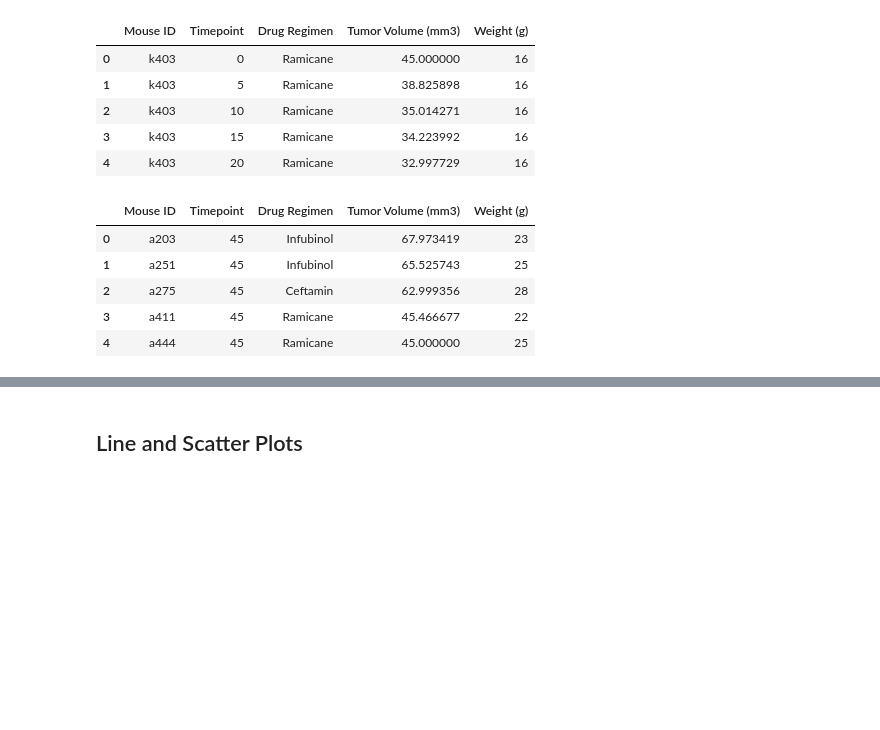
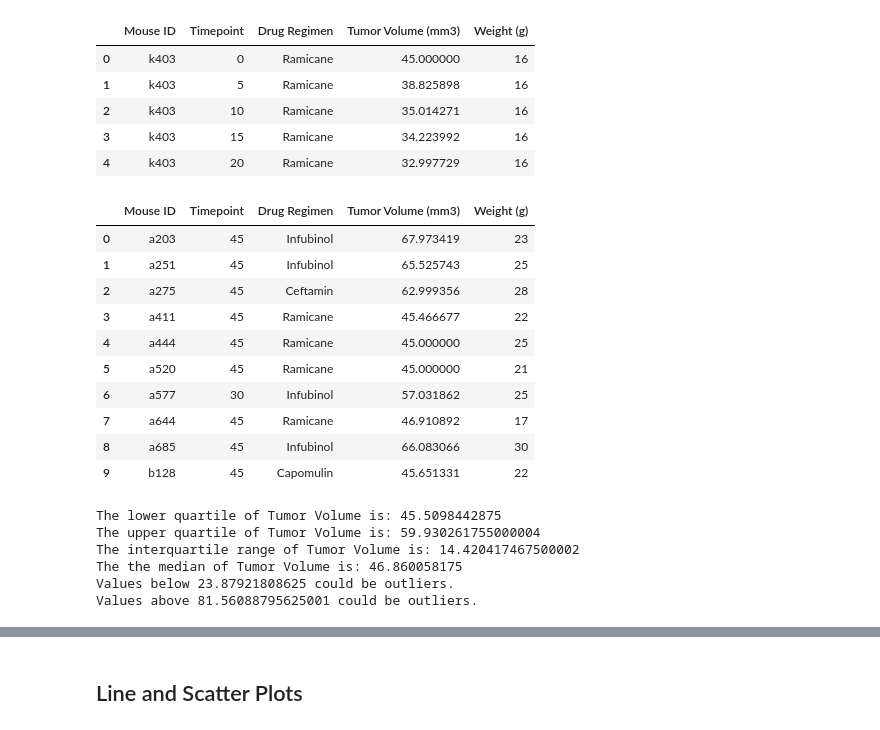
Before and after one commit to jenniecinelli/matplotlib, a Jupyter notebook: Pymaceuticals/pymaceuticals_starter.ipynb, the cells around one changed output, grey strips where cells are left out. Drawn from its saved outputs; the diff is of its cells as text; code cells hidden in the pictures; blank space fills up the shorter version.

```diff
--- a/Pymaceuticals/pymaceuticals_starter.ipynb
+++ b/Pymaceuticals/pymaceuticals_starter.ipynb
@@ -294,48 +287,73 @@ removed_columns_df.head()
 # %%
 # Calculate the final tumor volume of each mouse across four of the treatment regimens:
 # Capomulin, Ramicane, Infubinol, and Ceftamin
 certain_drugs = removed_columns_df.loc[(removed_columns_df['Drug Regimen']=='Capomulin') |
                                   (removed_columns_df['Drug Regimen']=='Ramicane') |
                                   (removed_columns_df['Drug Regimen']=='Infubinol') |
                                   (removed_columns_df['Drug Regimen']=='Ceftamin'), :]
 
 # Start by getting the last (greatest) timepoint for each mouse
 groupby_timepoint_df = removed_columns_df.groupby(["Mouse ID"]).max()
 
 # Merge this group df with the original dataframe to get the tumor volume at the last timepoint
 combined_drug_df = pd.merge(groupby_timepoint_df, certain_drugs, on=["Mouse ID", "Timepoint", "Weight (g)", "Drug Regimen"])
 
 #drop tumor volume y
 del combined_drug_df['Tumor Volume (mm3)_y']
 
 #rename tumor volume x
 combined_drug_df = combined_drug_df.rename(columns={"Tumor Volume (mm3)_x": "Tumor Volume (mm3)"})
 
 #show sample of data table
-combined_drug_df.head()
+combined_drug_df.head(10)
 # %% [output]
 |  | Mouse ID | Timepoint | Drug Regimen | Tumor Volume (mm3) | Weight (g) |
 | 0 | a203 | 45 | Infubinol | 67.973419 | 23 |
 | 1 | a251 | 45 | Infubinol | 65.525743 | 25 |
 | 2 | a275 | 45 | Ceftamin | 62.999356 | 28 |
 | 3 | a411 | 45 | Ramicane | 45.466677 | 22 |
 | 4 | a444 | 45 | Ramicane | 45.000000 | 25 |
+| 5 | a520 | 45 | Ramicane | 45.000000 | 21 |
+| 6 | a577 | 30 | Infubinol | 57.031862 | 25 |
+| 7 | a644 | 45 | Ramicane | 46.910892 | 17 |
+| 8 | a685 | 45 | Infubinol | 66.083066 | 30 |
+| 9 | b128 | 45 | Capomulin | 45.651331 | 22 |
 # %%
 # Put treatments into a list for for loop (and later for plot labels)
 drug_treatments = ["Capomulin", "Ceftamin", "Ramicane", "Infubinol"]
 
 # Create empty list to fill with tumor vol data (for plotting)
-tumor_vol_data = []
+tumor_vol_data = combined_drug_df['Tumor Volume (mm3)']
 
 # Calculate the IQR and quantitatively determine if there are any potential outliers.
+quartiles = tumor_vol_data.quantile([.25,.5,.75])
+lowerq = quartiles[0.25]
+upperq = quartiles[0.75]
+iqr = upperq-lowerq
+
+print(f"The lower quartile of Tumor Volume is: {lowerq}")
+print(f"The upper quartile of Tumor Volume is: {upperq}")
+print(f"The interquartile range of Tumor Volume is: {iqr}")
+print(f"The the median of Tumor Volume is: {quartiles[0.5]} ")
 
 
-    # Locate the rows which contain mice on each drug and get the tumor volumes
+# Locate the rows which contain mice on each drug and get the tumor volumes
 
 
-    # add subset
+# add subset
 
 
-    # Determine outliers using upper and lower bounds
+# Determine outliers using upper and lower bounds
+lower_bound = lowerq - (1.5*iqr)
+upper_bound = upperq + (1.5*iqr)
+print(f"Values below {lower_bound} could be outliers.")
+print(f"Values above {upper_bound} could be outliers.")
+# %% [output]
+The lower quartile of Tumor Volume is: 45.5098442875
+The upper quartile of Tumor Volume is: 59.930261755000004
+The interquartile range of Tumor Volume is: 14.420417467500002
+The the median of Tumor Volume is: 46.860058175
+Values below 23.87921808625 could be outliers.
+Values above 81.56088795625001 could be outliers.
 # %%
 # Generate a box plot of the final tumor volume of each mouse across four regimens of interest
```
Also changed, not shown: parts of 2 cells of this notebook.
